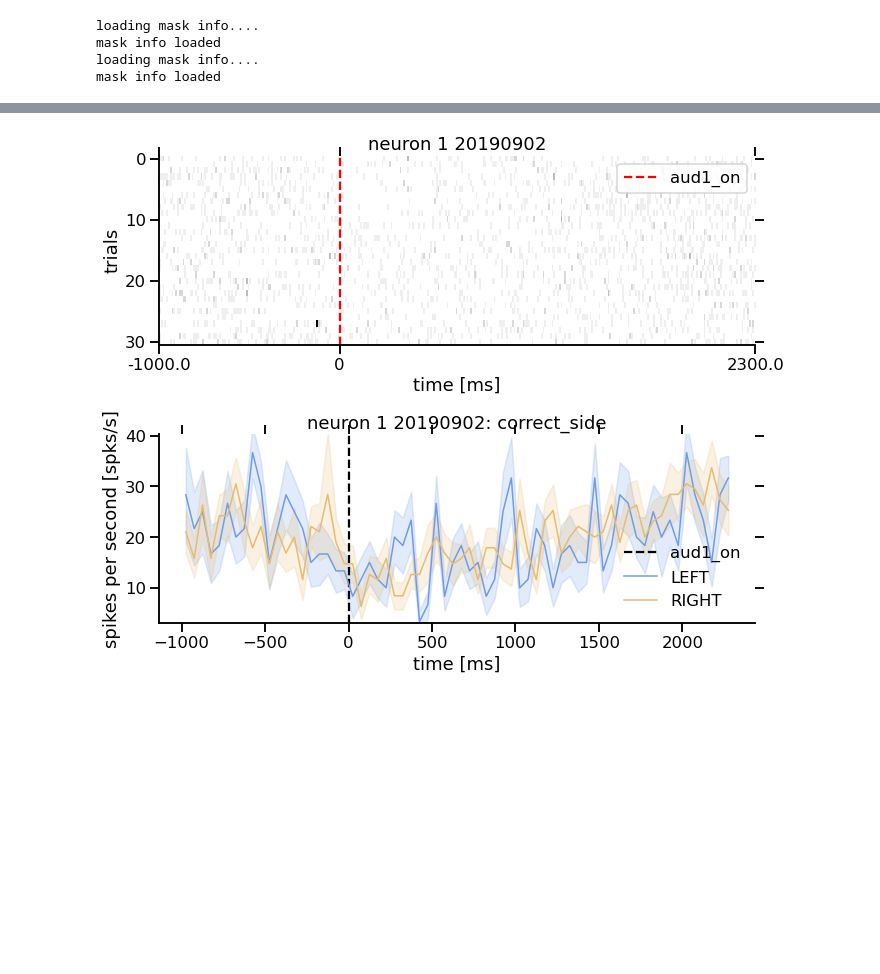
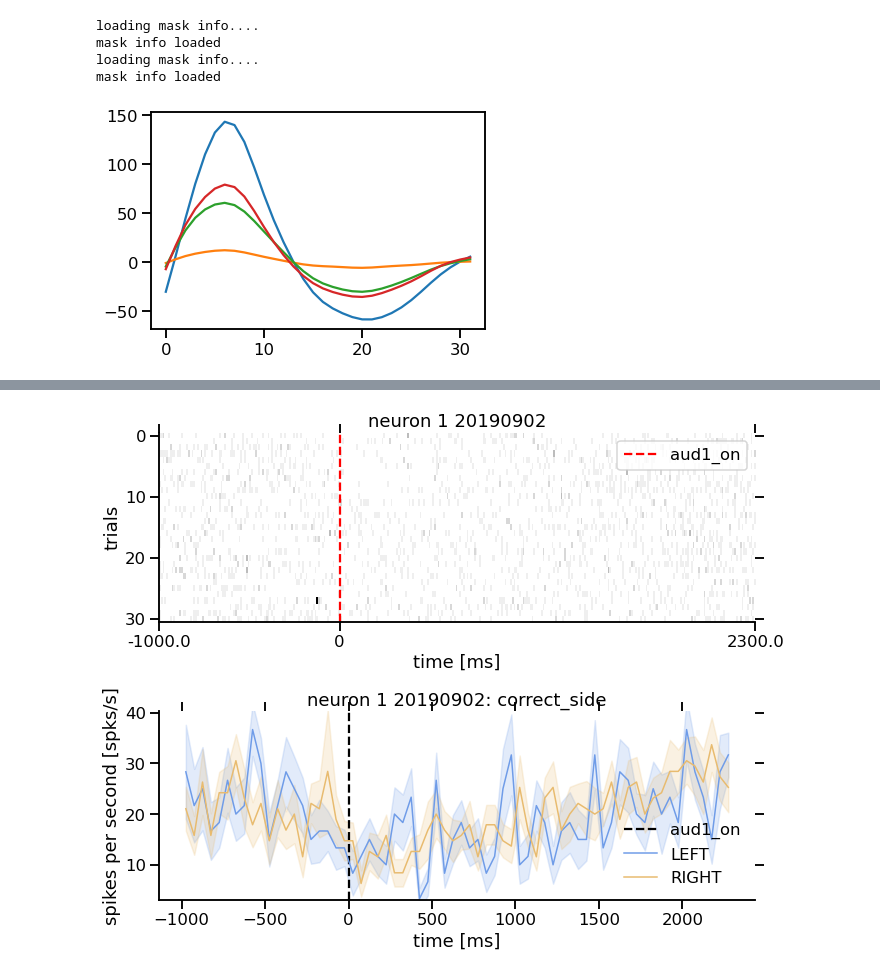
Before and after one commit to Brody-Lab/jbreda_PWM_mPFC_analysis, a Jupyter notebook: data_sdc_20190902_145404_exploratory_analysis.ipynb, the cells around one changed output, grey strips where cells are left out. Cells and saved outputs as stored; diff of their text form; code cells hidden in the pictures; blank space fills up the shorter version.

Commit message:
average waveform bug fixed & dfs/dicts save out, but raster subsample still present

```diff
--- a/data_sdc_20190902_145404_exploratory_analysis.ipynb
+++ b/data_sdc_20190902_145404_exploratory_analysis.ipynb
@@ -123,6 +147,12 @@ neurons = initiate_neurons(spks_dict)
 # create
 neuron_rasters = get_neuron_rasters(neurons, events, windows, bndl_dfs, df_names)
 neuron_psths = get_neuron_psths(neurons, events, windows, bndl_dfs, df_names, conditions=condition)
+# %%
+mean_wav = spks_dict['mean_wav'][1]
+for tt in range(4):
+    plt.plot(mean_wav[tt])
+# %% [output]
+[figure, added]
 # %%
 # iteratively plot
 sns.set_context("talk")
```
Also changed, not shown: parts of 4 cells of this notebook, 58 other files.
